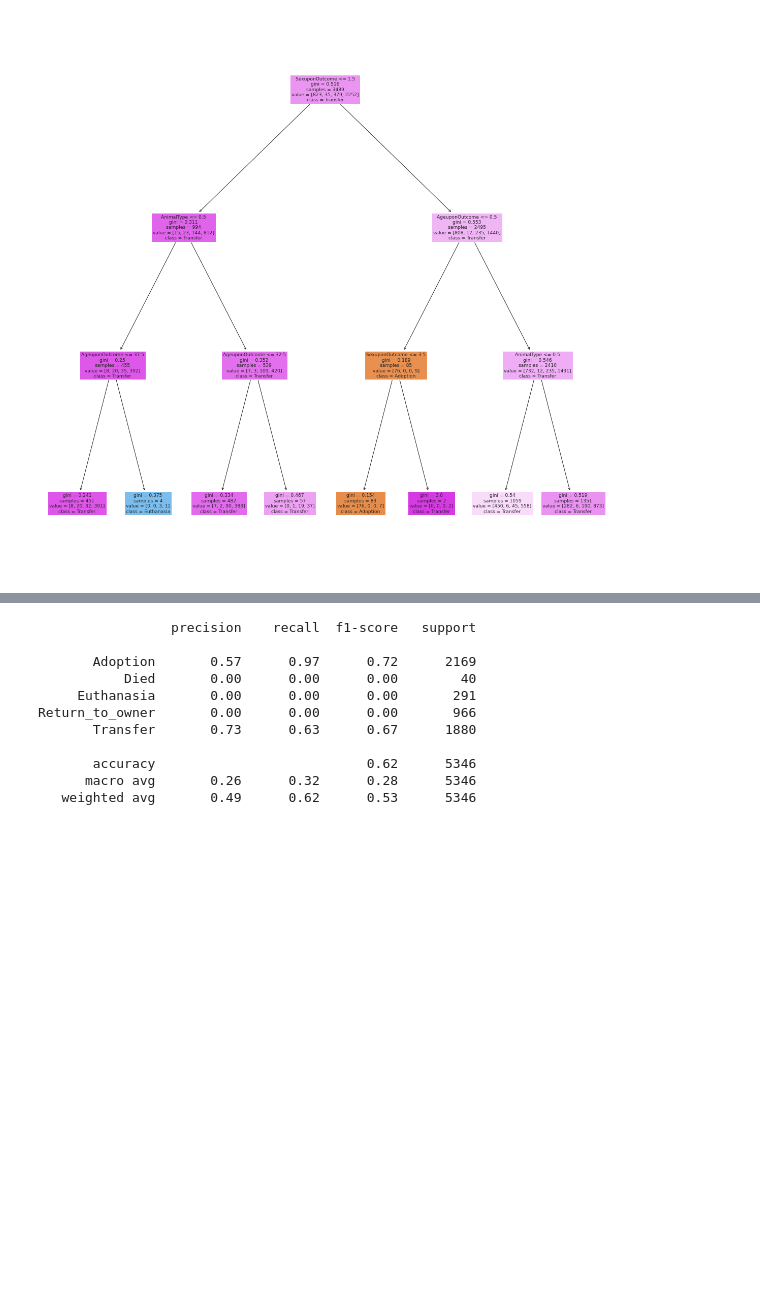
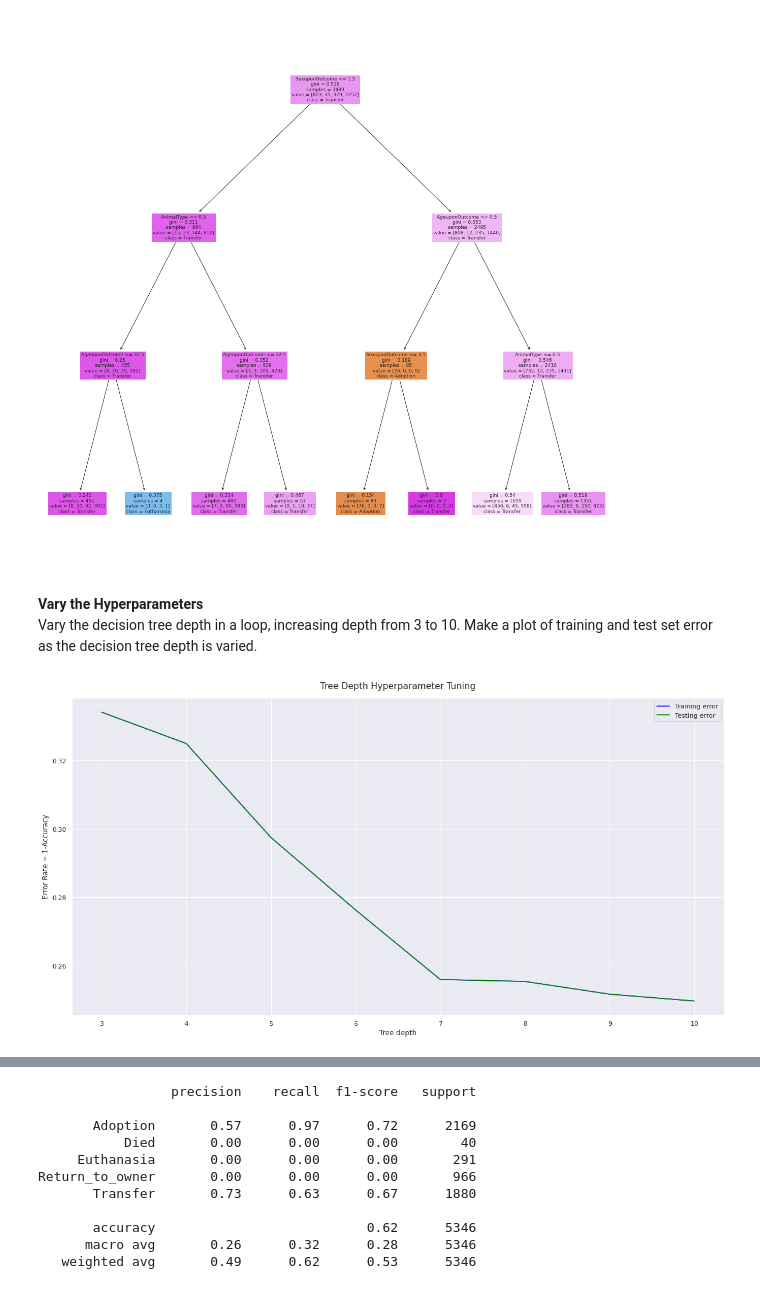
Before and after one commit to zachfreitas/ADS_504_Machine_Learning, a Jupyter notebook: Module_2/assignment_2/Assignment_2.ipynb, the cells around one changed output, grey strips where cells are left out. Cells and saved outputs as stored; diff of their text form; code cells hidden in the pictures; blank space fills up the shorter version.

```diff
--- a/Module_2/assignment_2/Assignment_2.ipynb
+++ b/Module_2/assignment_2/Assignment_2.ipynb
@@ -148,5 +178,45 @@ treeplot = tree.plot_tree(clf,
 # %% [output]
 [figure]
+# %% [markdown]
+**Vary the Hyperparameters** <br>
+Vary the decision tree depth in a loop, increasing depth from 3 to 10. Make a plot of training and test set error as the decision tree depth is varied.
+# %%
+# Create function to capture error rate
+def get_accuracy(x_train, y_train, x, y, bott_r = 1, top_r = 1, error = False):
+  from sklearn.metrics import accuracy_score
+  max_depths = range(bott_r, top_r + 1)
+  error_results = []
+  for max_depth in max_depths:
+      model = DecisionTreeClassifier(max_depth=max_depth)
+      model = model.fit(x_train, y_train)
+      if error==True:
+        error_results.append(1-accuracy_score(y, model.predict(x))) # Save Error Rate = 1-Accuracy
+      else:
+        error_results.append(accuracy_score(y, model.predict(x))) # Save Accuracy
+  return error_results
+
+# Create function for plotting error or accuracy between test and control.
+def plot_accuracy(x_train, y_train, x_test, y_test, bott_r = 1, top_r = 1, error = False):
+  # Get data for plot
+  training_error = get_accuracy(x_train, y_train, x_train, y_train, bott_r, top_r, error=error)
+  testing_error = get_accuracy(x_train, y_train, x_test, y_test, bott_r, top_r, error=error)
+  # Make a plot of training and test set error as the decision tree depth is varied.
+  max_depths = range(bott_r, top_r + 1)
+  plt.figure(figsize=[20,10])
+  plt.plot(max_depths, training_error, color='blue', label='Training error')
+  plt.plot(max_depths, testing_error, color='green', label='Testing error')
+  plt.xlabel('Tree depth')
+  # plt.axvline(x=5, color='orange', linestyle='--')
+  plt.ylabel('Error Rate = 1-Accuracy')
+  plt.title('Tree Depth Hyperparameter Tuning', pad=15, size=15)
+  plt.legend()
+  plt.show()
+
+
+
+plot_accuracy(X_train, y_train, X_train, y_train, 3, 10, error = True)
+# %% [output]
+[figure, added]
 # %%
 # Get Features and corresponding outcomes
 feature_names = ['AnimalType', 'SexuponOutcome', 'AgeuponOutcome', 'Breed', 'Color']
```
Also changed, not shown: parts of 9 cells of this notebook.
